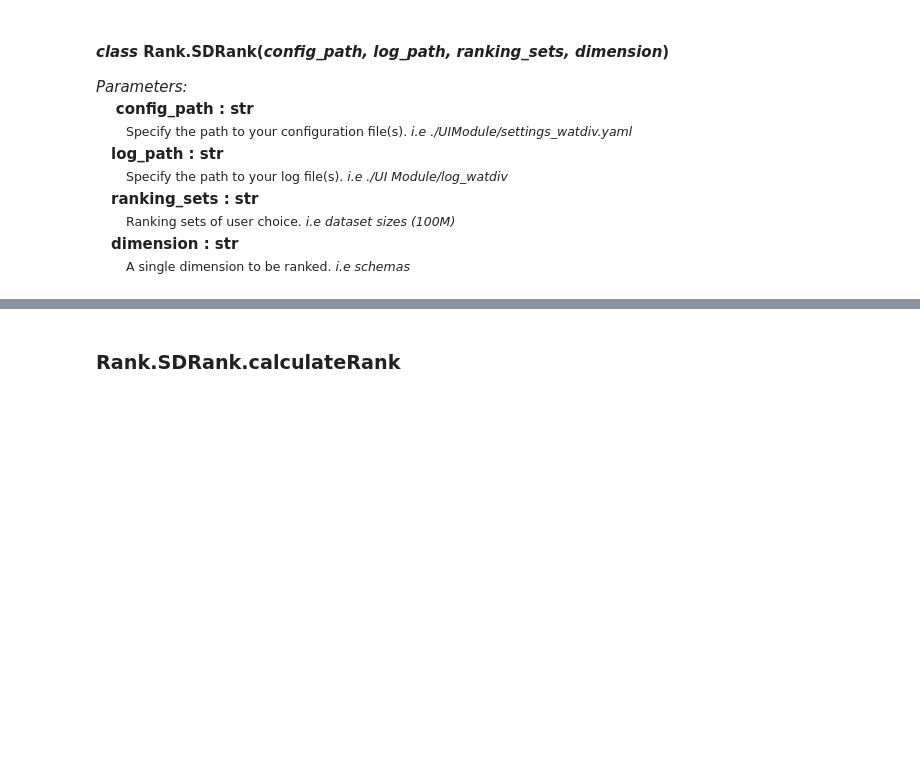
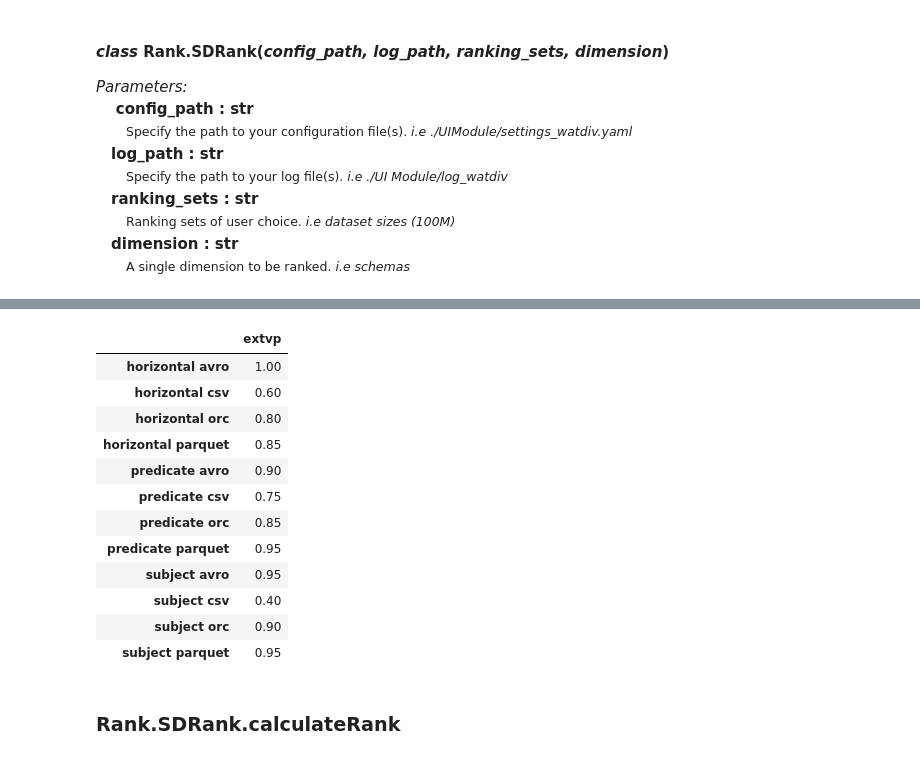
Before and after one commit to DataSystemsGroupUT/PAPyA, a Jupyter notebook: UI Module_Development/Mini_Watdiv.ipynb, the cells around one changed output, grey strips where cells are left out. Cells and saved outputs as stored; diff of their text form; code cells hidden in the pictures; blank space fills up the shorter version.

```diff
--- a/UI Module_Development/Mini_Watdiv.ipynb
+++ b/UI Module_Development/Mini_Watdiv.ipynb
@@ -86,3 +109,20 @@ storageSDRank_500M = SDRank(config_watdiv, logs_watdiv, '500M', 'storage')
+# %%
+from Rank import SDRank
+SDRank('settings_watdiv.yaml', 'log_watdiv', '100M', 'schemas').replicability('extvp', mode=1)
+# %% [output]
+|  | extvp |
+| horizontal avro | 1.00 |
+| horizontal csv | 0.60 |
+| horizontal orc | 0.80 |
+| horizontal parquet | 0.85 |
+| predicate avro | 0.90 |
+| predicate csv | 0.75 |
+| predicate orc | 0.85 |
+| predicate parquet | 0.95 |
+| subject avro | 0.95 |
+| subject csv | 0.40 |
+| subject orc | 0.90 |
+| subject parquet | 0.95 |
 # %% [markdown]
 ### Rank.SDRank.calculateRank
 # %% [markdown]
```
Also changed, not shown: parts of 5 cells of this notebook, 2 other files.
